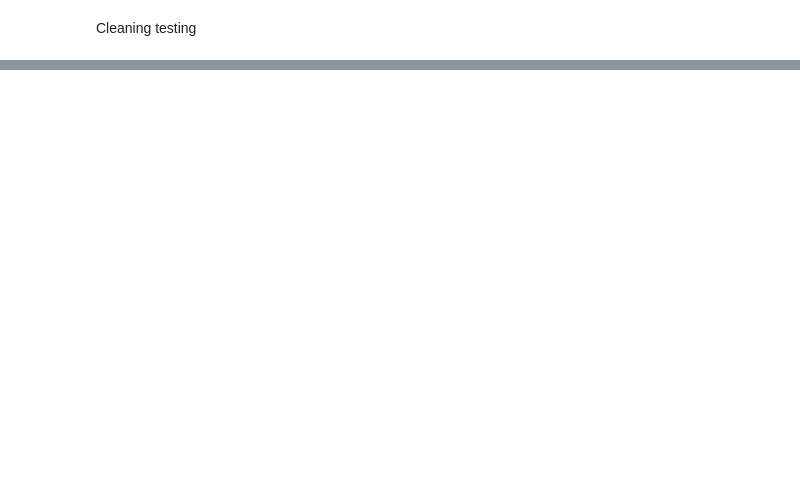
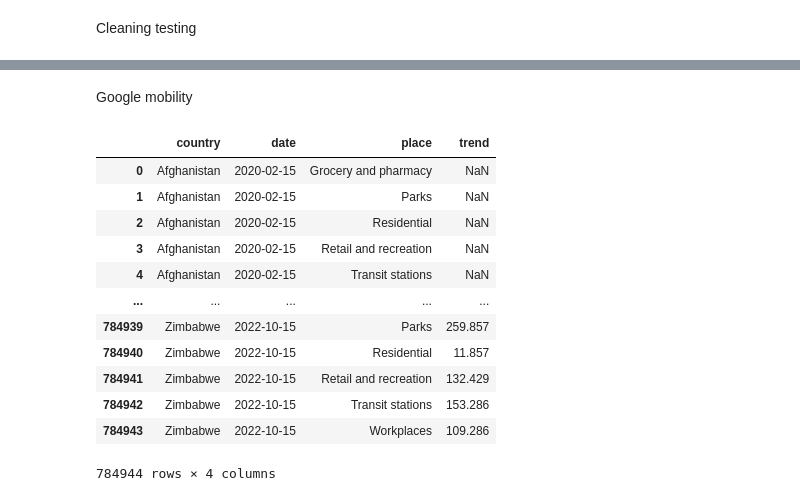
Before and after one commit to ArunKrishnan09/Covid-Analysis, a Jupyter notebook: Covid_analysis.ipynb, the cells around one changed output, grey strips where cells are left out. Cells and saved outputs as stored; diff of their text form; code cells hidden in the pictures; blank space fills up the shorter version.

```diff
--- a/Covid_analysis.ipynb
+++ b/Covid_analysis.ipynb
@@ -210,0 +293,18 @@ testing.isnull().sum()
+# %% [markdown]
+Google mobility
+# %%
+google_mobility
+# %% [output]
+|  | country | date | place | trend |
+| 0 | Afghanistan | 2020-02-15 | Grocery and pharmacy | NaN |
+| 1 | Afghanistan | 2020-02-15 | Parks | NaN |
+| 2 | Afghanistan | 2020-02-15 | Residential | NaN |
+| 3 | Afghanistan | 2020-02-15 | Retail and recreation | NaN |
+| 4 | Afghanistan | 2020-02-15 | Transit stations | NaN |
+| ... | ... | ... | ... | ... |
+| 784939 | Zimbabwe | 2022-10-15 | Parks | 259.857 |
+| 784940 | Zimbabwe | 2022-10-15 | Residential | 11.857 |
+| 784941 | Zimbabwe | 2022-10-15 | Retail and recreation | 132.429 |
+| 784942 | Zimbabwe | 2022-10-15 | Transit stations | 153.286 |
+| 784943 | Zimbabwe | 2022-10-15 | Workplaces | 109.286 |
+784944 rows × 4 columns
```
Also changed, not shown: parts of 13 cells of this notebook.
